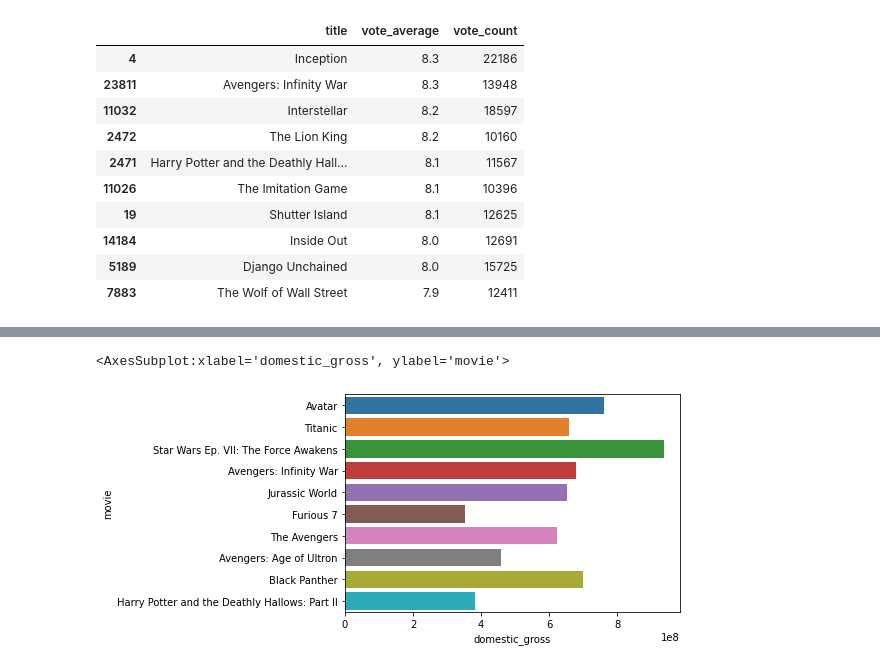
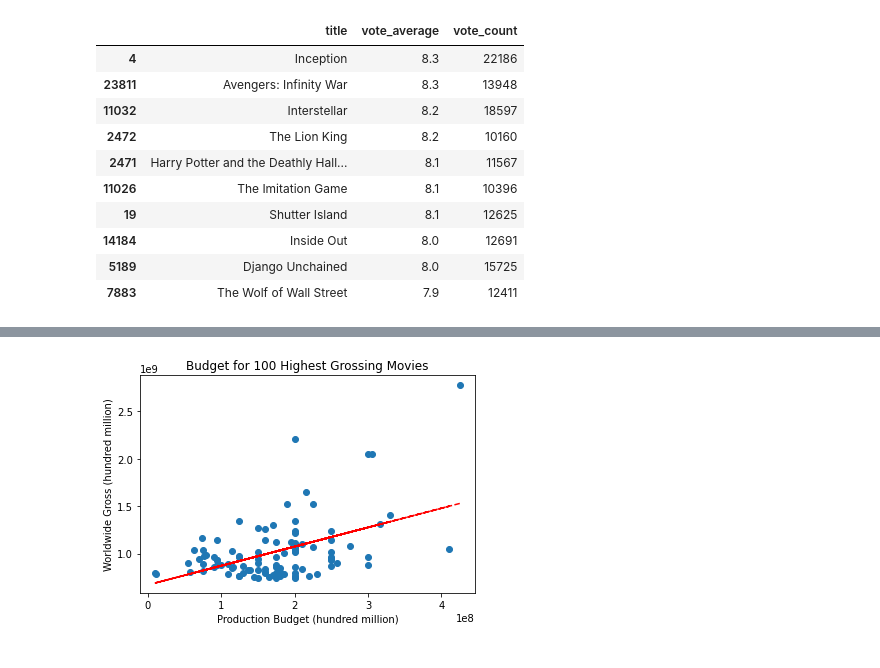
Before and after one commit to eaiturbe/microsoft_movie_analysis, a Jupyter notebook: project_wt.ipynb, the cells around one changed output, grey strips where cells are left out. Drawn from its saved outputs; the diff is of its cells as text; code cells hidden in the pictures.

```diff
--- a/project_wt.ipynb
+++ b/project_wt.ipynb
@@ -86,7 +93,17 @@ plt.legend()
-# %%
-sns.barplot(data=highest_worldwide_gross,
-           x = 'domestic_gross',
-           y = 'movie')
-# %% [output]
-<AxesSubplot:xlabel='domestic_gross', ylabel='movie'>
-[figure, removed]
+# %%
+data = highest_worldwide_gross[['production_budget', 'worldwide_gross']]
+x = data['production_budget']
+y = data['worldwide_gross']
+plt.scatter(x, y)
+
+z = np.polyfit(x, y, 1)
+p = np.poly1d(z)
+plt.plot(x,p(x),"r--")
+
+plt.title('Budget for 100 Highest Grossing Movies')
+plt.xlabel('Production Budget (hundred million)')
+plt.ylabel('Worldwide Gross (hundred million)')
+
+plt.show()
+# %% [output]
+[figure, added]
```
Also changed, not shown: parts of 8 cells of this notebook.
